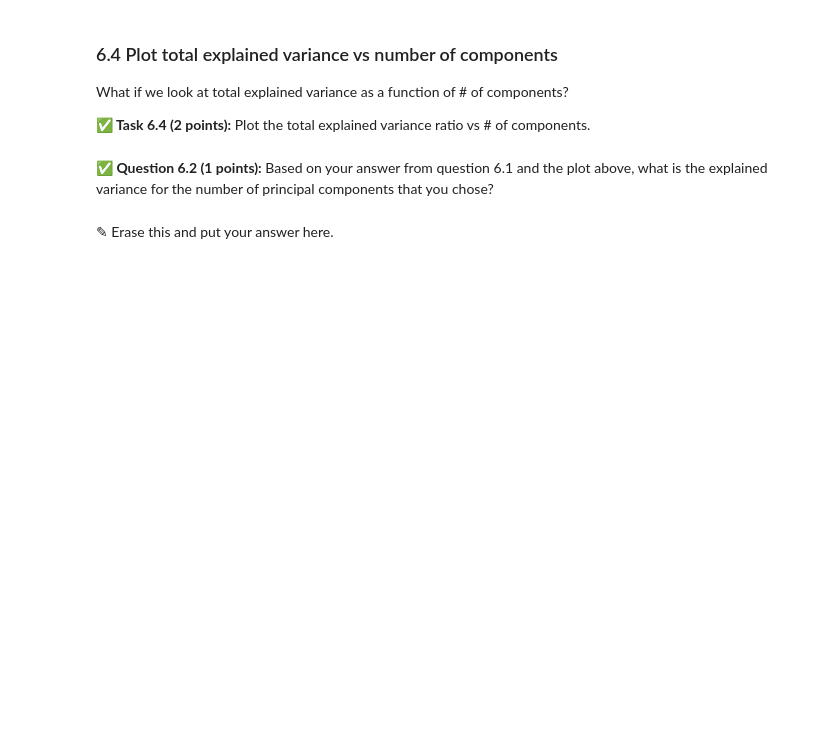
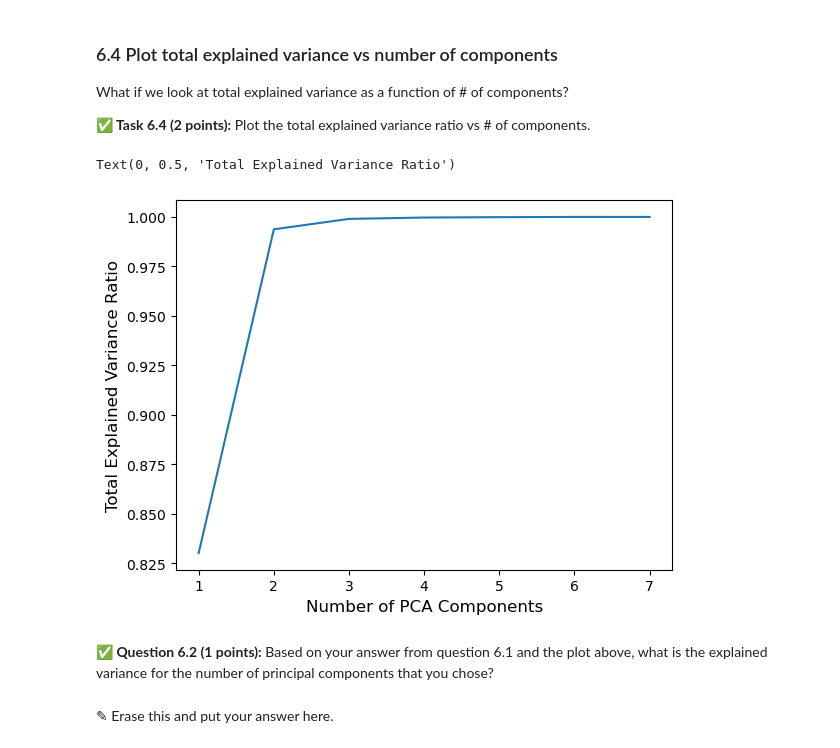
Before and after one commit to jshashank00/CMSE202-f24-turnin, a Jupyter notebook: hw-04/HW-04_PerceptronSVMandPCA-STUDENT.ipynb, the cells around one changed output. Drawn from its saved outputs; the diff is of its cells as text; code cells hidden in the pictures; blank space fills up the shorter version.

```diff
--- a/hw-04/HW-04_PerceptronSVMandPCA-STUDENT.ipynb
+++ b/hw-04/HW-04_PerceptronSVMandPCA-STUDENT.ipynb
@@ -482,3 +521,13 @@ What if we look at total explained variance as a function of # of components?
+# %%
+# Put your code here
+
+plt.plot(range(1, 8), explained_variance_ratios)
+
+plt.xlabel('Number of PCA Components', fontsize=12)
+plt.ylabel('Total Explained Variance Ratio', fontsize=12)
+# %% [output]
+Text(0, 0.5, 'Total Explained Variance Ratio')
+[figure, added]
 # %% [markdown]
 **&#9989; Question 6.2 (1 points):** Based on your answer from question 6.1 and the plot above, what is the explained variance for the number of principal components that you chose?
 # %% [markdown]
```
Also changed, not shown: parts of 9 cells of this notebook.
